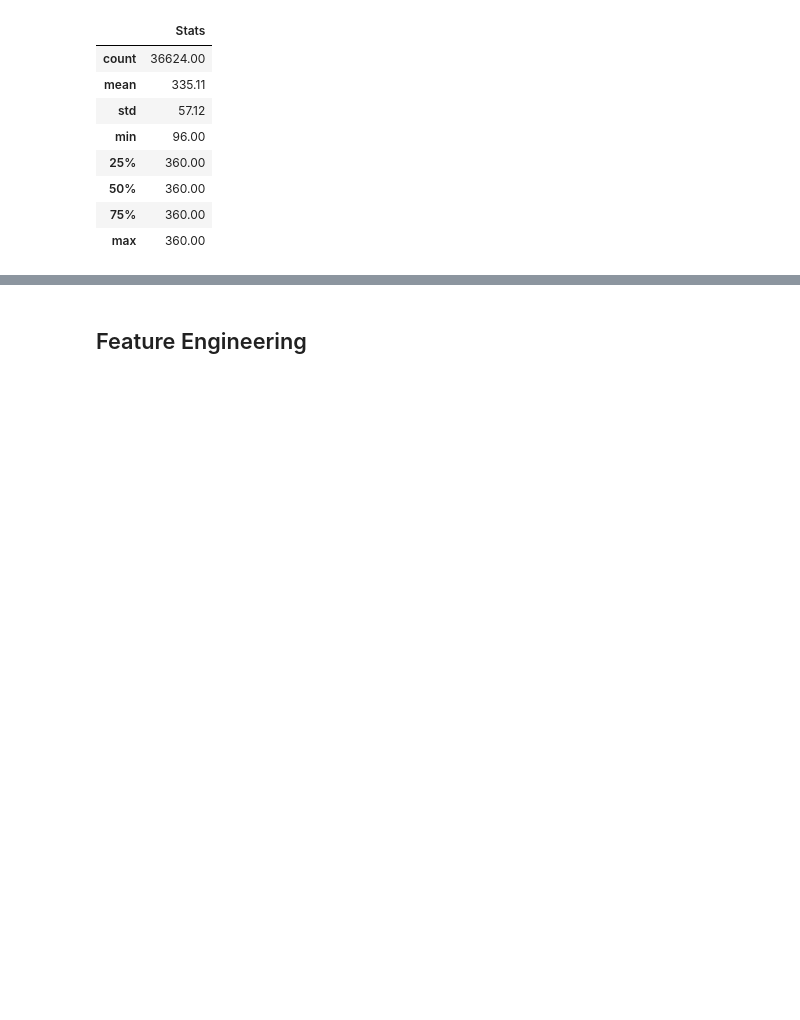
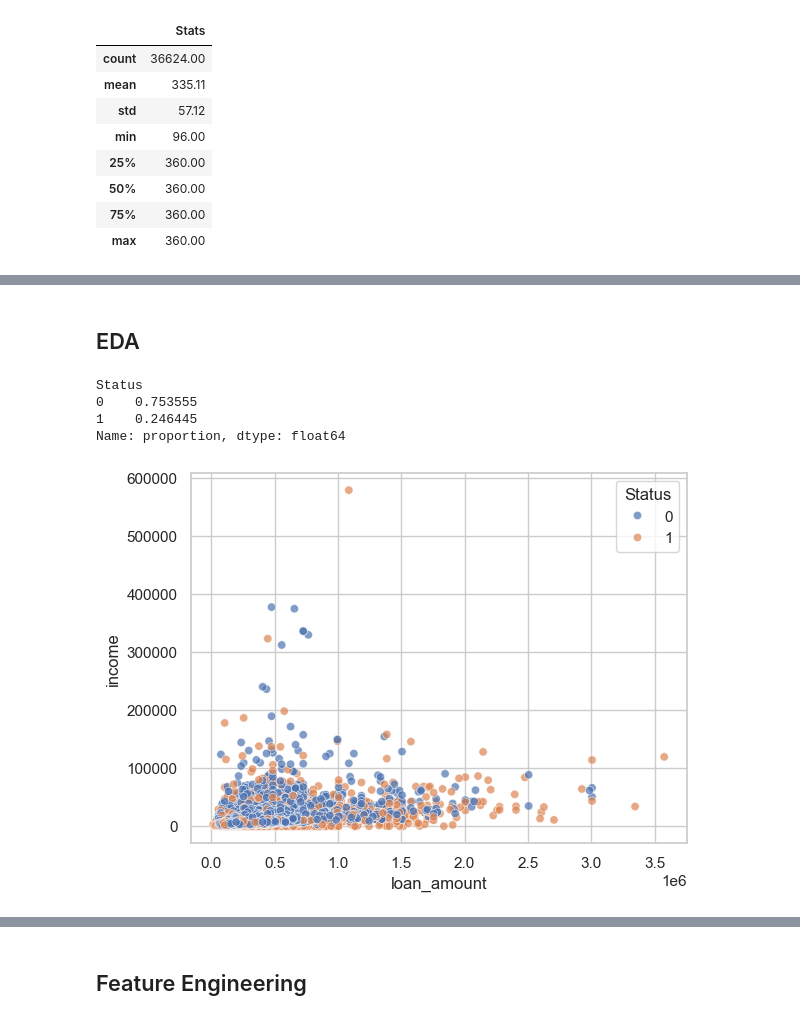
Before and after one commit to ethanhopkins101/DataScience-Projects, a Jupyter notebook: credit_card_customers/loan_default.ipynb, the cells around one changed output, grey strips where cells are left out. Cells and saved outputs as stored; diff of their text form; code cells hidden in the pictures; blank space fills up the shorter version.

Commit message:
handling outliers and doing feature engineering

```diff
--- a/credit_card_customers/loan_default.ipynb
+++ b/credit_card_customers/loan_default.ipynb
@@ -680,0 +862,2 @@ NameError: name 'property_value' is not defined
+# %%
+iv_obtained_cols= opt.summary().loc[mask, 'name'].values
@@ -680,0 +955,8 @@ NameError: name 'property_value' is not defined
+# %%
+dk_obtained_cols= ['loan_purpose', 'count']
+# %%
+final_cols= np.concatenate((iv_obtained_cols , dk_obtained_cols, ['Status']))
+# %% [markdown]
+## EDA
+# %%
+df= df_new.loc[:, final_cols]
@@ -680,0 +967,15 @@ NameError: name 'property_value' is not defined
+# %%
+df['Status'].value_counts(normalize= True) #25% to 75% imbalance
+# %% [output]
+Status
+0    0.753555
+1    0.246445
+Name: proportion, dtype: float64
+# %%
+# loan_amount / income
+plt.figure()
+sns.scatterplot(data= df, x='loan_amount', y= 'income', hue= 'Status', alpha= .7)
+plt.show()
+# 3 outliers flagged person with above 400k income, and 2 with 3.2m loan_amount
+# %% [output]
+[figure, added]
```
Also changed, not shown: parts of 53 cells of this notebook.
